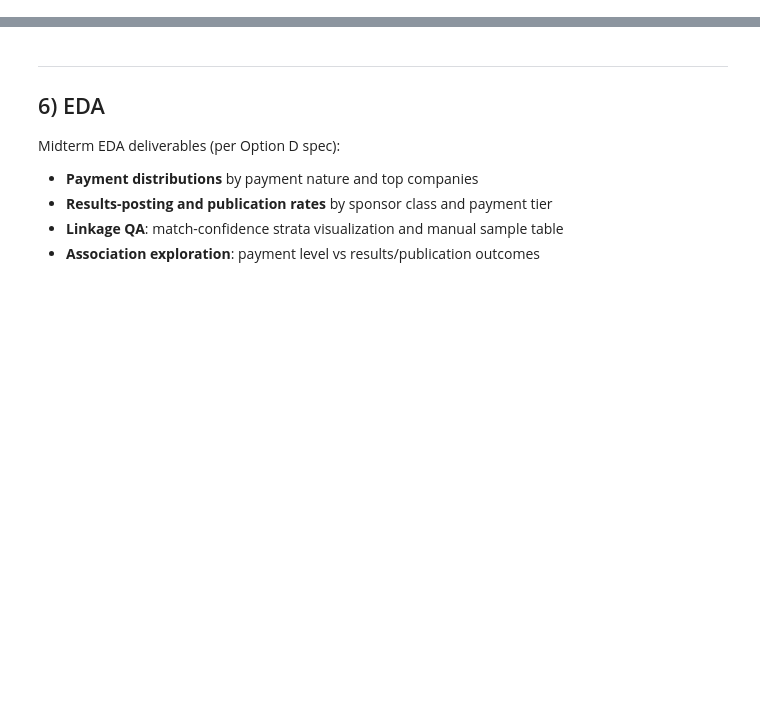
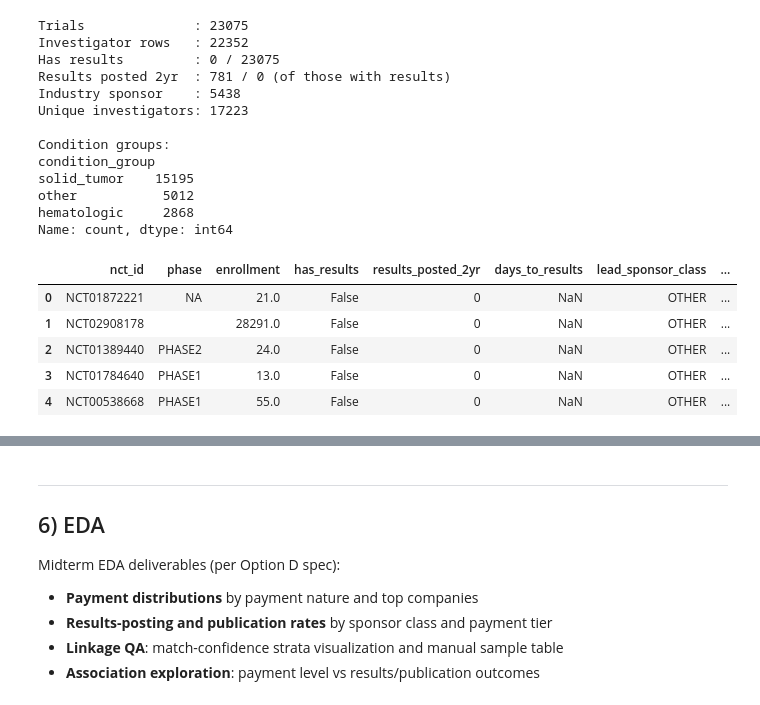
Before and after one commit to shifosss/JSC370-Midterm-Proj, a Jupyter notebook: option-d-conflicts-of-interest/discover/data_acquiring/api_call_data_grabbing.ipynb, the cells around one changed output, grey strips where cells are left out. Drawn from its saved outputs; the diff is of its cells as text; code cells hidden in the pictures; blank space fills up the shorter version.

```diff
--- a/option-d-conflicts-of-interest/discover/data_acquiring/api_call_data_grabbing.ipynb
+++ b/option-d-conflicts-of-interest/discover/data_acquiring/api_call_data_grabbing.ipynb
@@ -145,6 +253,19 @@ print(f"\nDone. Total studies collected: {total}")
 page_files = sorted(RAW.glob("ct_d_studies_page*.json"))
 if not page_files:
     raise FileNotFoundError("No CT page files found. Run the fetch cell first.")
+
+# Keywords for condition classification
+_HEMATOLOGIC = {"leukemia", "lymphoma", "myeloma", "myeloid", "lymphoid", "hodgkin"}
+_SOLID       = {"carcinoma", "cancer", "tumor", "tumour", "sarcoma", "adenocarcinoma",
+                "melanoma", "glioma", "glioblastoma", "mesothelioma", "neuroblastoma"}
+
+def classify_condition(conditions_list):
+    text = " ".join(str(c).lower() for c in (conditions_list or []))
+    if any(k in text for k in _HEMATOLOGIC):
+        return "hematologic"
+    if any(k in text for k in _SOLID):
+        return "solid_tumor"
+    return "other"
 
 trial_rows = []
 inv_rows   = []
@@ -152,20 +273,22 @@ inv_rows   = []
 for page in page_files:
     payload = json.loads(page.read_text(encoding="utf-8"))
     for study in payload.get("studies", []):
-        protocol = study.get("protocolSection", {})
-        ident    = protocol.get("identificationModule", {})
-        status   = protocol.get("statusModule", {})
-        design   = protocol.get("designModule", {})
-        sponsor  = protocol.get("sponsorCollaboratorsModule", {})
-        contacts = protocol.get("contactsLocationsModule", {})
+        protocol   = study.get("protocolSection", {})
+        ident      = protocol.get("identificationModule", {})
+        status     = protocol.get("statusModule", {})
+        design     = protocol.get("designModule", {})
+        sponsor    = protocol.get("sponsorCollaboratorsModule", {})
+        contacts   = protocol.get("contactsLocationsModule", {})
+        conditions = protocol.get("conditionsModule", {}).get("conditions", [])
 
         nct_id = ident.get("nctId")
         if not nct_id:
             continue
 
-        # hasResults is a top-level field on the study object, not inside protocolSection
+        # hasResults is a top-level field on the study object
         has_results   = bool(study.get("hasResults", False))
         phases        = design.get("phases", [])
+        enrollment    = design.get("enrollmentInfo", {})
         lead          = sponsor.get("leadSponsor", {}) if isinstance(sponsor, dict) else {}
         sponsor_class = str(lead.get("class", "")).upper()
 
@@ -179,42 +302,85 @@ for page in page_files:
             "results_first_post_date": extract_date_struct(status.get("resultsFirstPostDateStruct")),
             "has_results":             has_results,
             "phase":                   ", ".join(phases) if isinstance(phases, list) else str(phases),
+            "enrollment":              enrollment.get("count") if isinstance(enrollment, dict) else None,
             "lead_sponsor_class":      sponsor_class,
             "is_industry":             1 if sponsor_class == "INDUSTRY" else 0,
+            "conditions":              "; ".join(conditions) if conditions else "",
+            "condition_group":         classify_condition(conditions),
         })
 
         officials = contacts.get("overallOfficials", []) if isinstance(contacts, dict) else []
         for off in (officials or []):
             if not isinstance(off, dict):
                 continue
             name = str(off.get("name", "")).strip()
             if name:
                 inv_rows.append({
                     "nct_id":            nct_id,
                     "investigator_name": name,
                     "role":              off.get("role", ""),
                     "affiliation":       off.get("affiliation", ""),
                 })
 
 df_trials = pd.DataFrame(trial_rows).drop_duplicates(subset=["nct_id"]).copy()
 df_inv = (
     pd.DataFrame(inv_rows)
     if inv_rows
     else pd.DataFrame(columns=["nct_id", "investigator_name", "role", "affiliation"])
 )
 
 for col in ["completion_date", "primary_completion_date", "study_first_post_date", "results_first_post_date"]:
     df_trials[col] = pd.to_datetime(df_trials[col], errors="coerce")
 
+df_trials["enrollment"] = pd.to_numeric(df_trials["enrollment"], errors="coerce")
+
+# Primary outcome: results posted within 730 days of primary completion
+df_trials["days_to_results"] = (
+    (df_trials["results_first_post_date"] - df_trials["primary_completion_date"]).dt.days
+)
+df_trials["results_posted_2yr"] = (
+    df_trials["days_to_results"].notna() & (df_trials["days_to_results"] <= 730)
+).astype(int)
+
+# Completion year for Open Payments window matching
+df_trials["completion_year"] = df_trials["primary_completion_date"].dt.year
+
+# Log-enrollment feature (used in modeling)
+df_trials["log_enrollment"] = np.log1p(df_trials["enrollment"].fillna(0))
+
 df_trials.to_csv(MOD / "ct_d_trials_flat.csv", index=False)
 df_inv.to_csv(MOD / "ct_d_investigators.csv", index=False)
 
 print("Trials              :", len(df_trials))
 print("Investigator rows   :", len(df_inv))
 print("Has results         :", df_trials["has_results"].sum(), "/", len(df_trials))
+print("Results posted 2yr  :", df_trials["results_posted_2yr"].sum(), "/", df_trials["has_results"].sum(), "(of those with results)")
 print("Industry sponsor    :", df_trials["is_industry"].sum())
 print("Unique investigators:", df_inv["investigator_name"].nunique())
-df_trials.head(5)
+print("\nCondition groups:")
+print(df_trials["condition_group"].value_counts())
+df_trials[["nct_id", "phase", "enrollment", "has_results", "results_posted_2yr",
+           "days_to_results", "lead_sponsor_class", "condition_group"]].head(5)
+# %% [output]
+Trials              : 23075
+Investigator rows   : 22352
+Has results         : 0 / 23075
+Results posted 2yr  : 781 / 0 (of those with results)
+Industry sponsor    : 5438
+Unique investigators: 17223
+
+Condition groups:
+condition_group
+solid_tumor    15195
+other           5012
+hematologic     2868
+Name: count, dtype: int64
+|  | nct_id | phase | enrollment | has_results | results_posted_2yr | days_to_results | lead_sponsor_class | ... |
+| 0 | NCT01872221 | NA | 21.0 | False | 0 | NaN | OTHER | ... |
+| 1 | NCT02908178 |  | 28291.0 | False | 0 | NaN | OTHER | ... |
+| 2 | NCT01389440 | PHASE2 | 24.0 | False | 0 | NaN | OTHER | ... |
+| 3 | NCT01784640 | PHASE1 | 13.0 | False | 0 | NaN | OTHER | ... |
+| 4 | NCT00538668 | PHASE1 | 55.0 | False | 0 | NaN | OTHER | ... |
 # %% [markdown]
 ---
 ## 2) NPI Registry — Investigator Name → NPI Resolution
```
Also changed, not shown: parts of 19 cells of this notebook, 10 other files.
